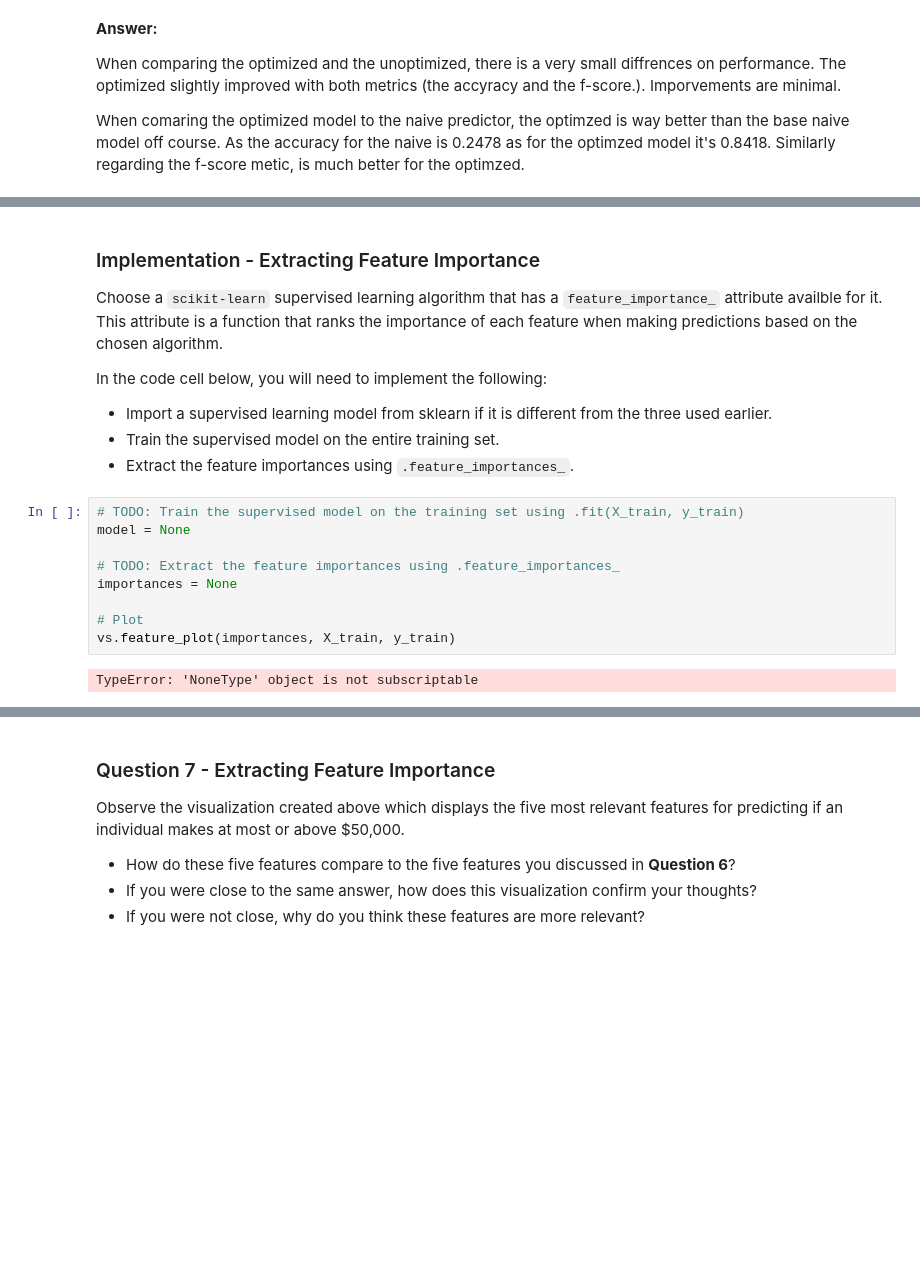
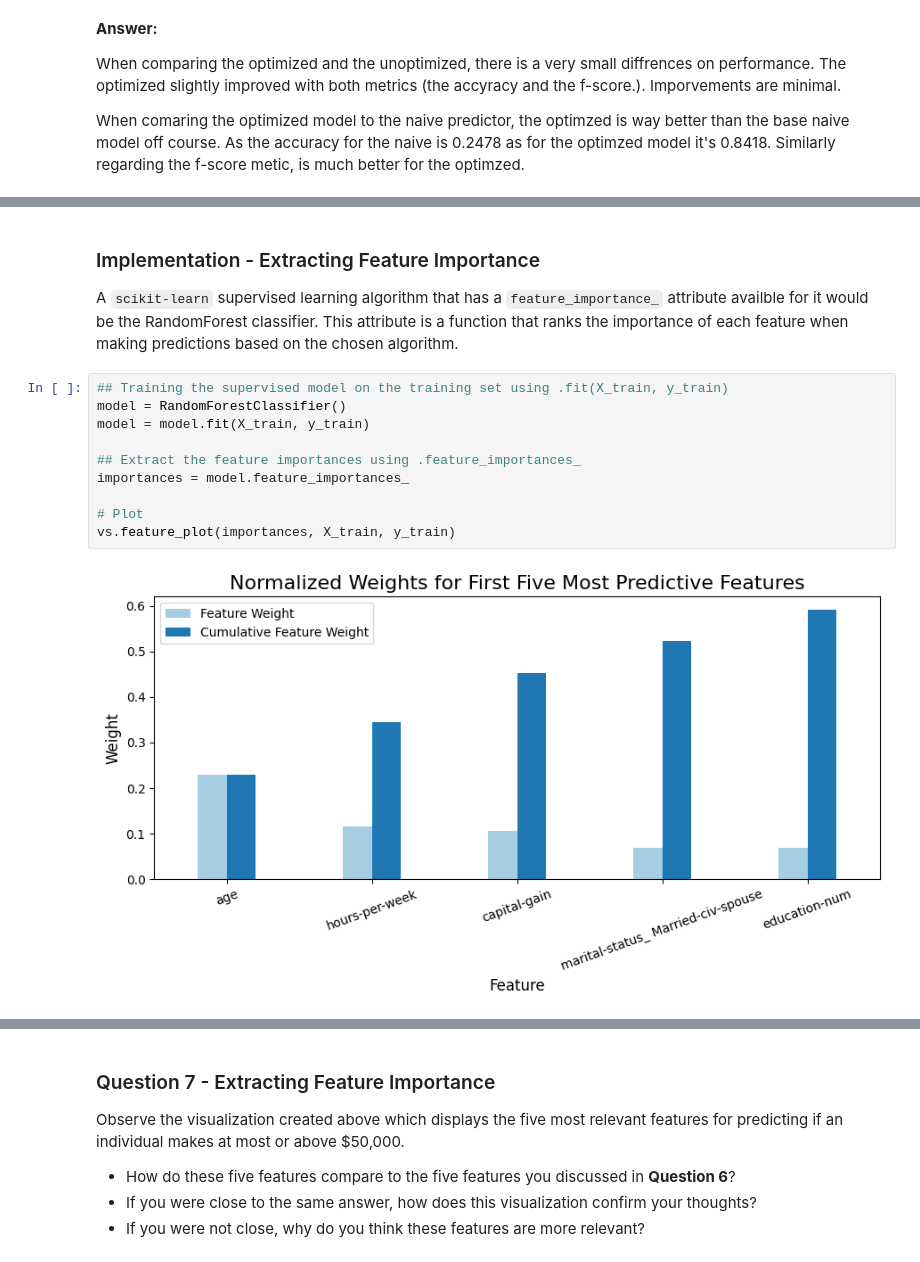
Before and after one commit to sondosaabed/Finding-Charity-Donors, a Jupyter notebook: finding_donors.ipynb, the cells around one changed output, grey strips where cells are left out. Cells and saved outputs as stored; diff of their text form; blank space fills up the shorter version.

Commit message:
Most important features using logiv and using Random forest classifier

```diff
--- a/finding_donors.ipynb
+++ b/finding_donors.ipynb
@@ -670,19 +691,15 @@ When **Exploring the Data**, it was shown there are thirteen available features
 # %% [markdown]
 ### Implementation - Extracting Feature Importance
-Choose a `scikit-learn` supervised learning algorithm that has a `feature_importance_` attribute availble for it. This attribute is a function that ranks the importance of each feature when making predictions based on the chosen algorithm.
-
-In the code cell below, you will need to implement the following:
- - Import a supervised learning model from sklearn if it is different from the three used earlier.
- - Train the supervised model on the entire training set.
- - Extract the feature importances using `.feature_importances_`.
+A `scikit-learn` supervised learning algorithm that has a `feature_importance_` attribute availble for it would be the RandomForest classifier. This attribute is a function that ranks the importance of each feature when making predictions based on the chosen algorithm.
 # %%
-# TODO: Train the supervised model on the training set using .fit(X_train, y_train)
-model = None
+## Training the supervised model on the training set using .fit(X_train, y_train)
+model = RandomForestClassifier()
+model = model.fit(X_train, y_train)
 
-# TODO: Extract the feature importances using .feature_importances_
-importances = None
+## Extract the feature importances using .feature_importances_
+importances = model.feature_importances_
 
 # Plot
 vs.feature_plot(importances, X_train, y_train)
 # %% [output]
-TypeError: 'NoneType' object is not subscriptable
+[figure, added]
```
Also changed, not shown: parts of 7 cells of this notebook.
